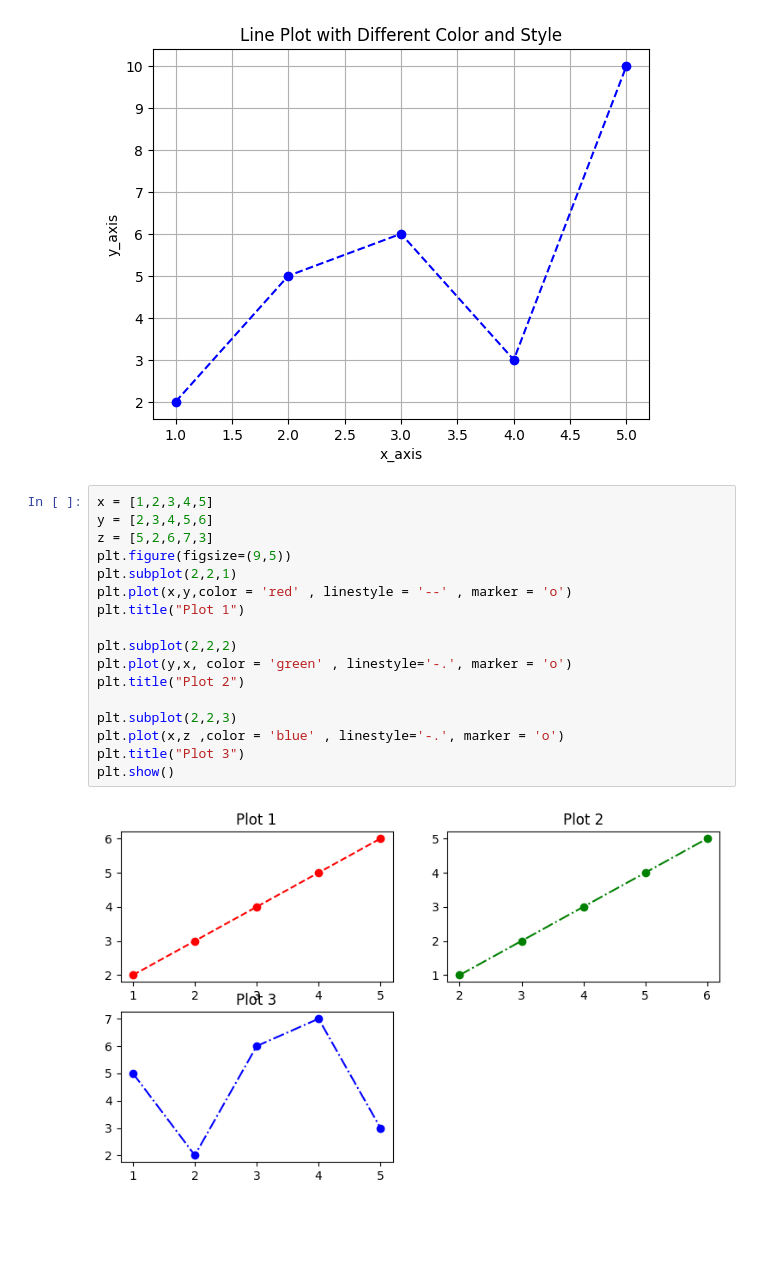
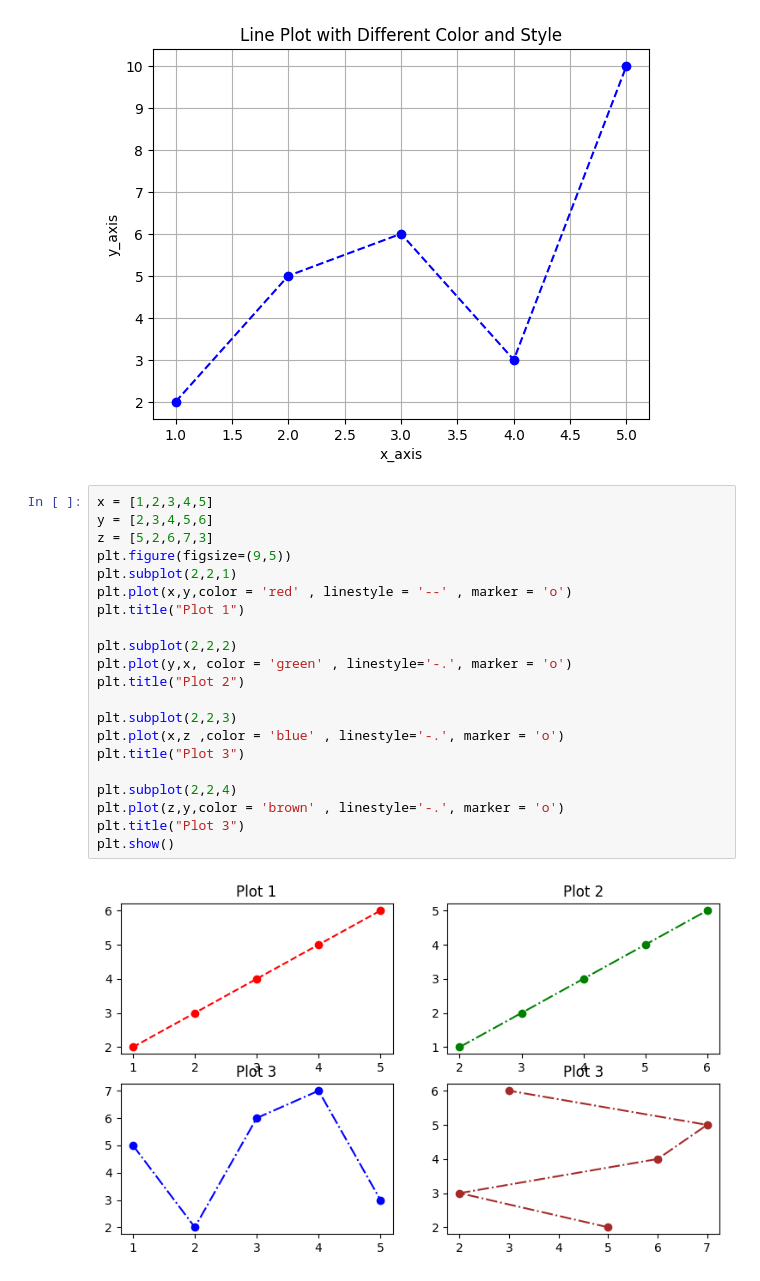
Before and after one commit to Ananddd06/Beginner_to_Advance_Machine_Learning_for_Freshers, a Jupyter notebook: Data Analysis/Matplotlib.ipynb, the cells around one changed output. Drawn from its saved outputs; the diff is of its cells as text; blank space fills up the shorter version.

Commit message:
Added the plots

```diff
--- a/Data Analysis/Matplotlib.ipynb
+++ b/Data Analysis/Matplotlib.ipynb
@@ -39,19 +39,23 @@ plt.show()
 # %%
 x = [1,2,3,4,5]
 y = [2,3,4,5,6]
 z = [5,2,6,7,3]
 plt.figure(figsize=(9,5))
 plt.subplot(2,2,1)
 plt.plot(x,y,color = 'red' , linestyle = '--' , marker = 'o')
 plt.title("Plot 1")
 
 plt.subplot(2,2,2)
 plt.plot(y,x, color = 'green' , linestyle='-.', marker = 'o')
 plt.title("Plot 2")
 
 plt.subplot(2,2,3)
 plt.plot(x,z ,color = 'blue' , linestyle='-.', marker = 'o')
 plt.title("Plot 3")
+
+plt.subplot(2,2,4)
+plt.plot(z,y,color = 'brown' , linestyle='-.', marker = 'o')
+plt.title("Plot 3")
 plt.show()
 # %% [output]
-[figure, old version]
+[figure, new version]
```
